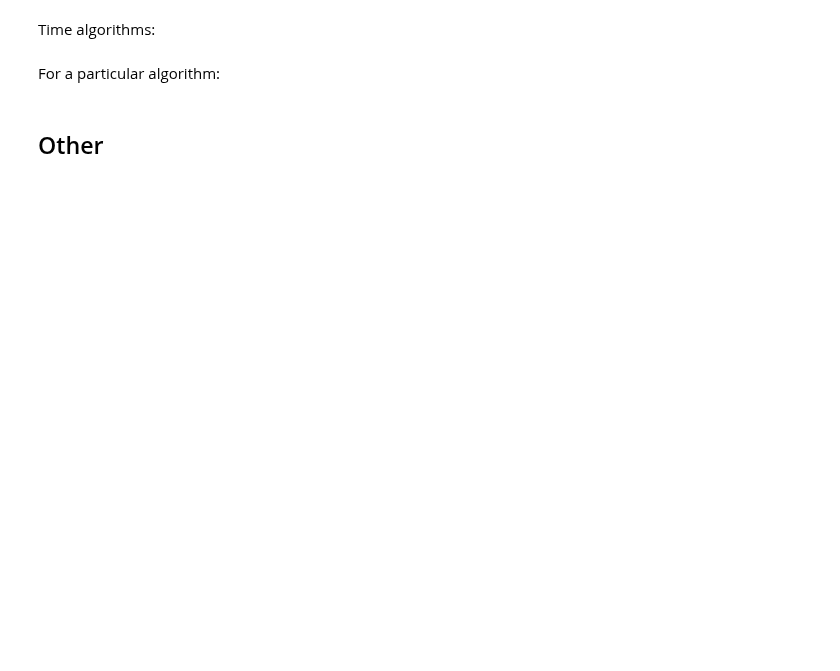
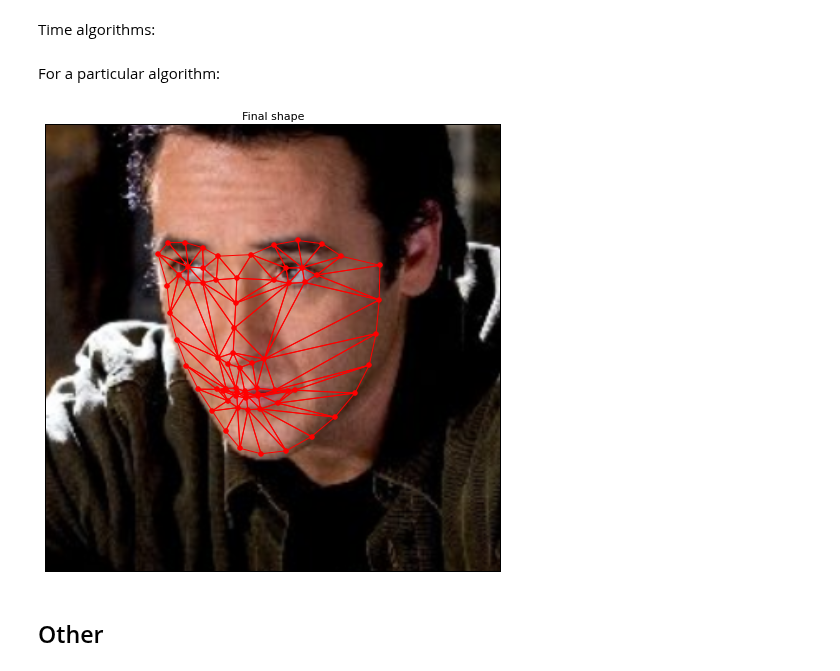
Before and after one commit to jalabort/scrap2, a Jupyter notebook: notebooks/alabort_arxiv2015/Exp_Algorithms/SSD Newton.ipynb, the cells around one changed output. Saved outputs shown, nothing was run; the diff lists cells and outputs as text; code cells hidden in the pictures; blank space fills up the shorter version.

```diff
--- a/notebooks/alabort_arxiv2015/Exp_Algorithms/SSD Newton.ipynb
+++ b/notebooks/alabort_arxiv2015/Exp_Algorithms/SSD Newton.ipynb
@@ -42,3 +38,7 @@ result_name = '/data/papers/alabort_arxiv2015_aam/experiments/algorithms/ssd_n/'
+# %%
+image_folder = '/Users/joan/PhD/DataBases/faces/'
+model_folder = '/Users/joan/PhD/Papers/alabort_arxiv2015_aam/experiments/'
+result_folder = model_folder + '/algorithms/ssd_n/'
 # %% [markdown]
 ## Load AAM
 # %%
@@ -67,7 +67,7 @@ n_shape = [3, 12]
 n_appearance = 0.75
 max_iters = [24, 16]
 scale = 0.5
-noise_percentage = 0.04
+noise_percentage = 0.05
 
 repeat = 1
 # %%
@@ -97,7 +97,13 @@ algorithms = [SSDForwardNewtonSimultaneous,
               SSDAsymmetricNewtonSimultaneous,
               SSDAsymmetricNewtonAlternated,
               SSDBidirectionalNewtonSimultaneous,
-              SSDBidirectionalNewtonAlternated]
+              SSDBidirectionalNewtonSimultaneousCombined,
+              SSDBidirectionalNewtonAlternated,
+              SSDBidirectionalNewtonAlternatedCombined]
+
+algorithms = [
+              SSDAsymmetricNewtonSimultaneous
+              ]
 
 fitters = []
 for algorithm in algorithms:
@@ -467,7 +479,9 @@ Time algorithms:
 # %% [markdown]
 For a particular algorithm:
 # %%
-visualize_fitting_result(fitters_results[2::n_fitters])
+visualize_fitting_result(fitters_results[0::n_fitters])
+# %% [output]
+[figure, added]
 # %% [markdown]
 ## Other
 # %%
```
Also changed, not shown: parts of 17 cells of this notebook, 3 other files.
